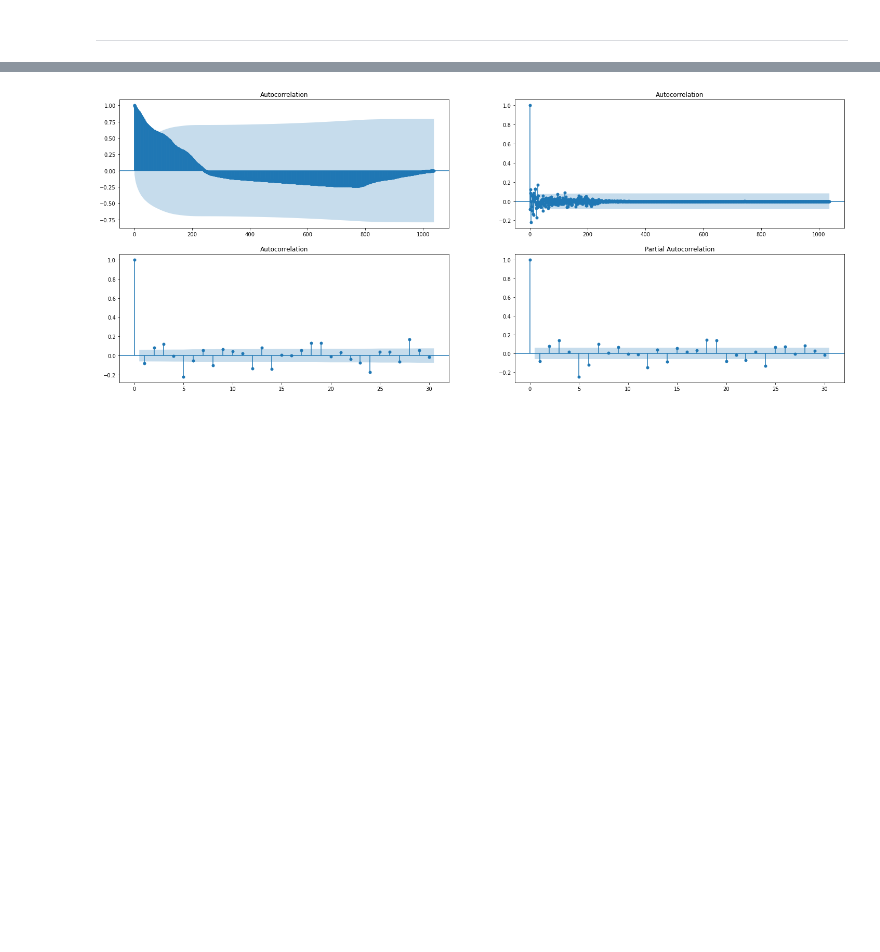
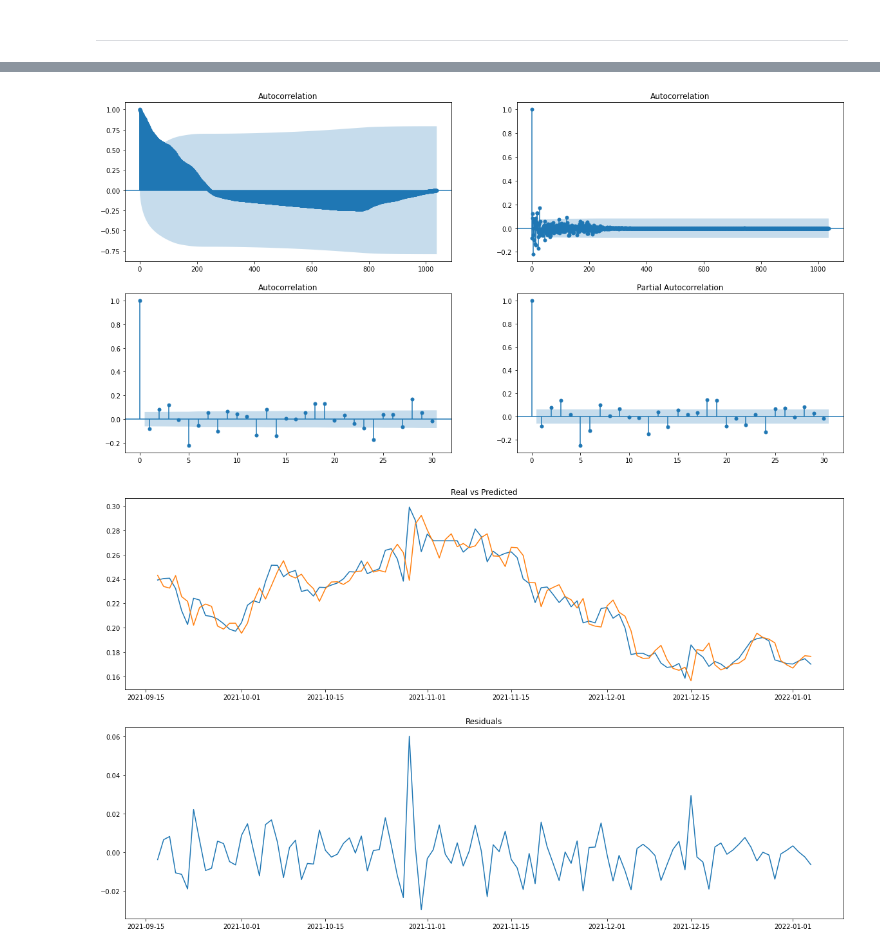
Before and after one commit to nabebako/Crypto-Price-Prediction-Model, a Jupyter notebook: arima.ipynb, the cells around one changed output, grey strips where cells are left out. Saved outputs shown, nothing was run; the diff lists cells and outputs as text; code cells hidden in the pictures; blank space fills up the shorter version.

```diff
--- a/arima.ipynb
+++ b/arima.ipynb
@@ -170,9 +180,22 @@ plt.show()
 # %%
-fig, axes = plt.subplots(2, 2, sharex = 'none', figsize = (25, 10))
+fig, axes = plt.subplots(2, 2, sharex = 'none', figsize = (20, 10))
 plot_acf(df_doge, lags = len(df_doge) - 1, ax = axes[0, 0])
 plot_acf(df_doge.diff().dropna(), lags = len(df_doge) - 2, ax = axes[0, 1])
 plot_acf(df_doge.diff().dropna(), lags = 30, ax = axes[1, 0])
 plot_pacf(df_doge.diff().dropna(), lags = 30, ax = axes[1, 1])
 plt.show()
 # %% [output]
-[figure, old version]
+[figure, new version]
+# %%
+doge_rolling = rolling_forecast(df_doge.drop(pd.date_range(start = df_doge.index[0], end = '2021-01-01', freq = '1d')), (5,1,5))
+# %%
+fig, axes = plt.subplots(2, 1, sharex = 'none', figsize = (20, 12))
+doge_residuals = doge_rolling['real'] - doge_rolling['pred']
+axes[0].plot(doge_rolling['real'], label  = 'Real')
+axes[0].plot(doge_rolling['pred'], label = 'Predicted')
+axes[0].set_title('Real vs Predicted')
+axes[1].plot(doge_residuals)
+axes[1].set_title('Residuals')
+plt.show()
+# %% [output]
+[figure, added]
```
Also changed, not shown: parts of 10 cells of this notebook.
